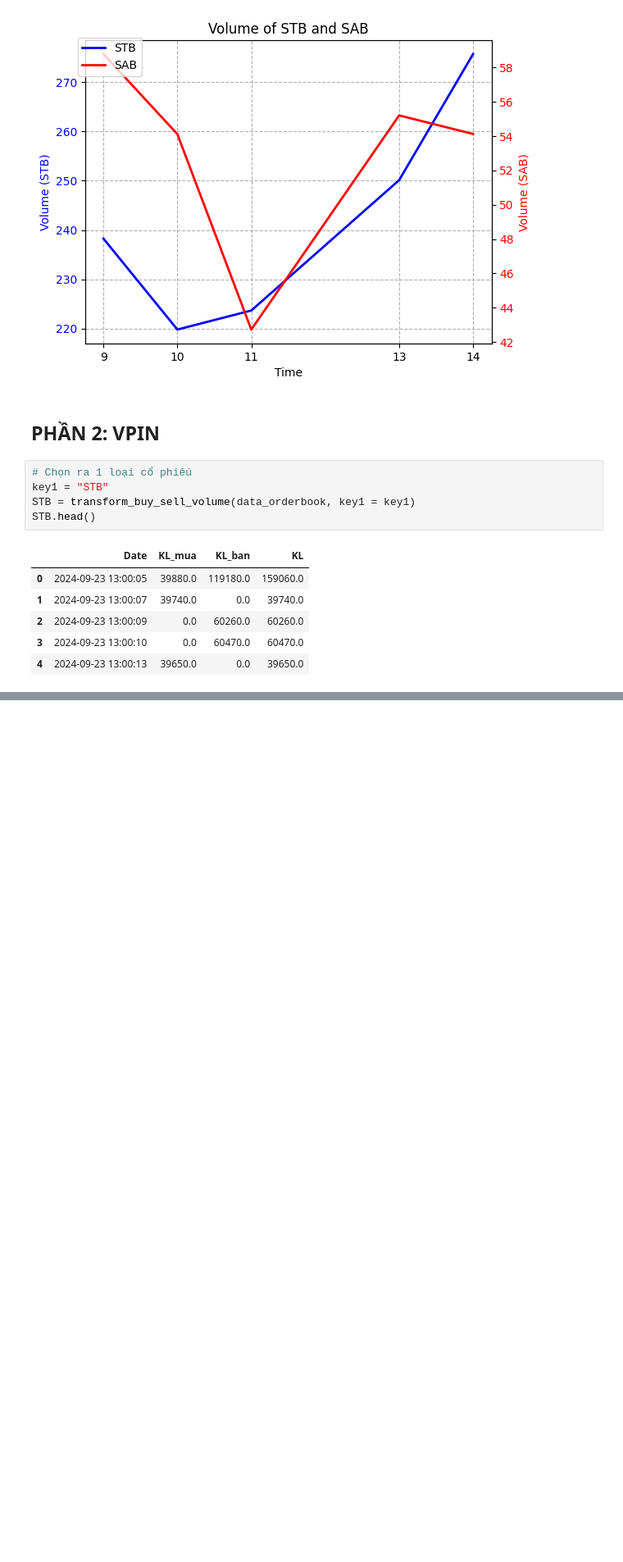
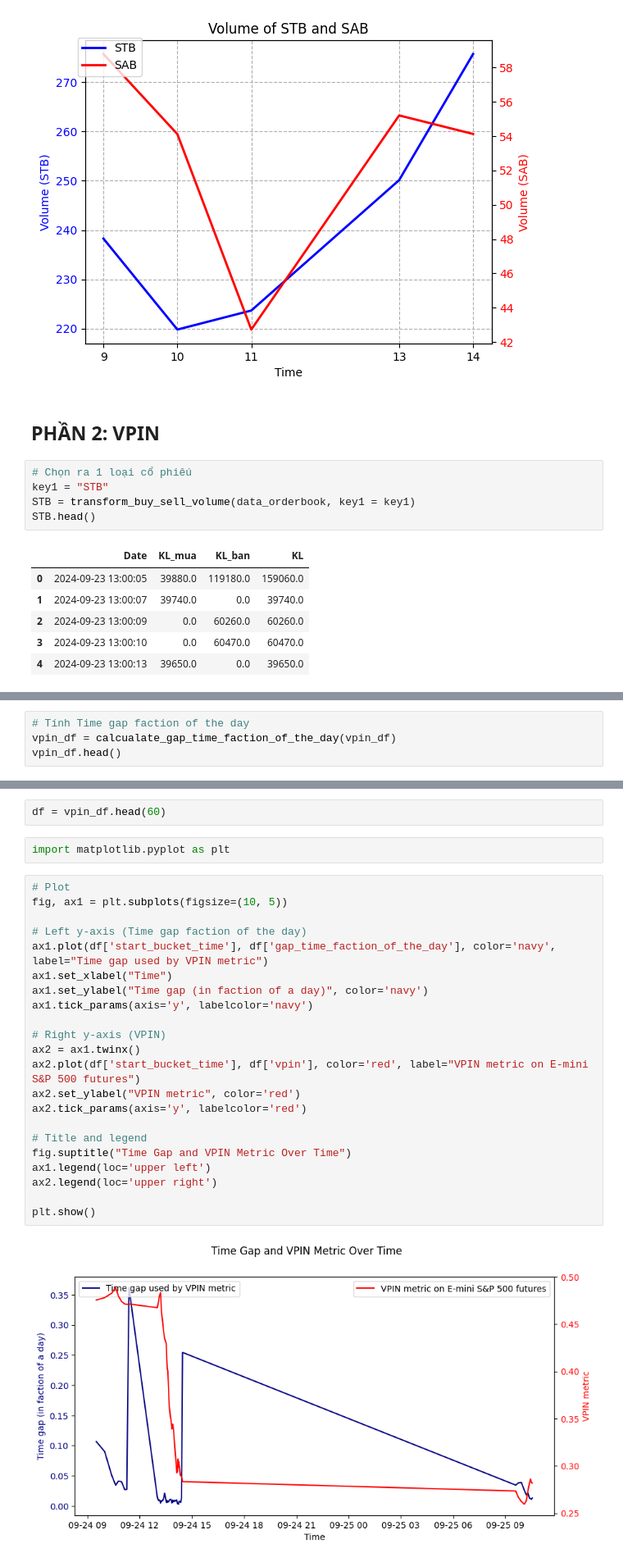
Before and after one commit to HoaPham119/thesis, a Jupyter notebook: code/data_analysis.ipynb, the cells around one changed output, grey strips where cells are left out. Shown at 82% size. Cells and saved outputs as stored; diff of their text form; blank space fills up the shorter version.

```diff
--- a/code/data_analysis.ipynb
+++ b/code/data_analysis.ipynb
@@ -122,0 +97,4 @@ Name: Date, Length: 85540, dtype: datetime64[ns]
+# %%
+# Tính Time gap faction of the day
+vpin_df = calcualate_gap_time_faction_of_the_day(vpin_df)
+vpin_df.head()
@@ -122,0 +108,28 @@ Name: Date, Length: 85540, dtype: datetime64[ns]
+# %%
+df = vpin_df.head(60)
+# %%
+import matplotlib.pyplot as plt
+# %%
+# Plot
+fig, ax1 = plt.subplots(figsize=(10, 5))
+
+# Left y-axis (Time gap faction of the day)
+ax1.plot(df['start_bucket_time'], df['gap_time_faction_of_the_day'], color='navy', label="Time gap used by VPIN metric")
+ax1.set_xlabel("Time")
+ax1.set_ylabel("Time gap (in faction of a day)", color='navy')
+ax1.tick_params(axis='y', labelcolor='navy')
+
+# Right y-axis (VPIN)
+ax2 = ax1.twinx()
+ax2.plot(df['start_bucket_time'], df['vpin'], color='red', label="VPIN metric on E-mini S&P 500 futures")
+ax2.set_ylabel("VPIN metric", color='red')
+ax2.tick_params(axis='y', labelcolor='red')
+
+# Title and legend
+fig.suptitle("Time Gap and VPIN Metric Over Time")
+ax1.legend(loc='upper left')
+ax2.legend(loc='upper right')
+
+plt.show()
+# %% [output]
+[figure, added]
```
Also changed, not shown: parts of 7 cells of this notebook, 4 other files.
